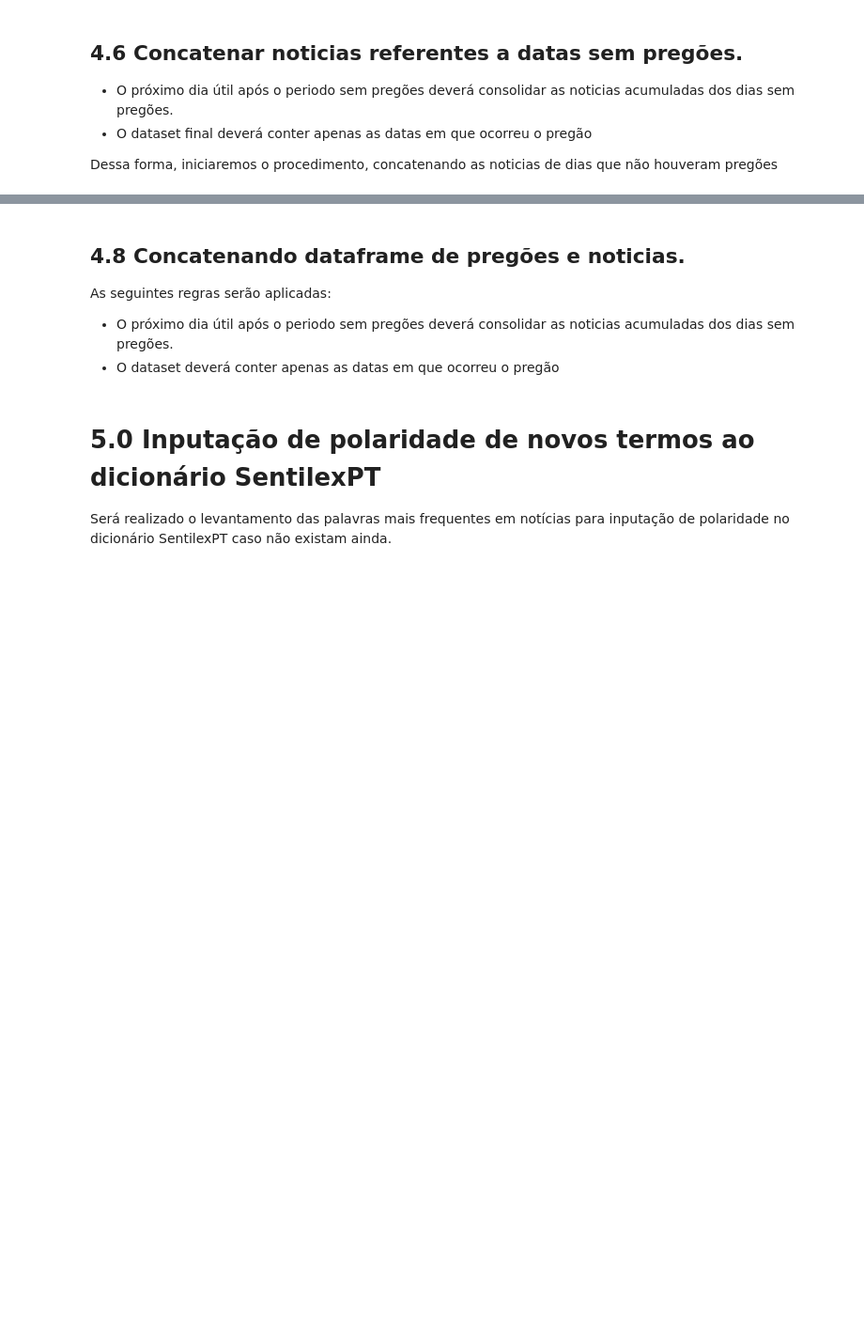
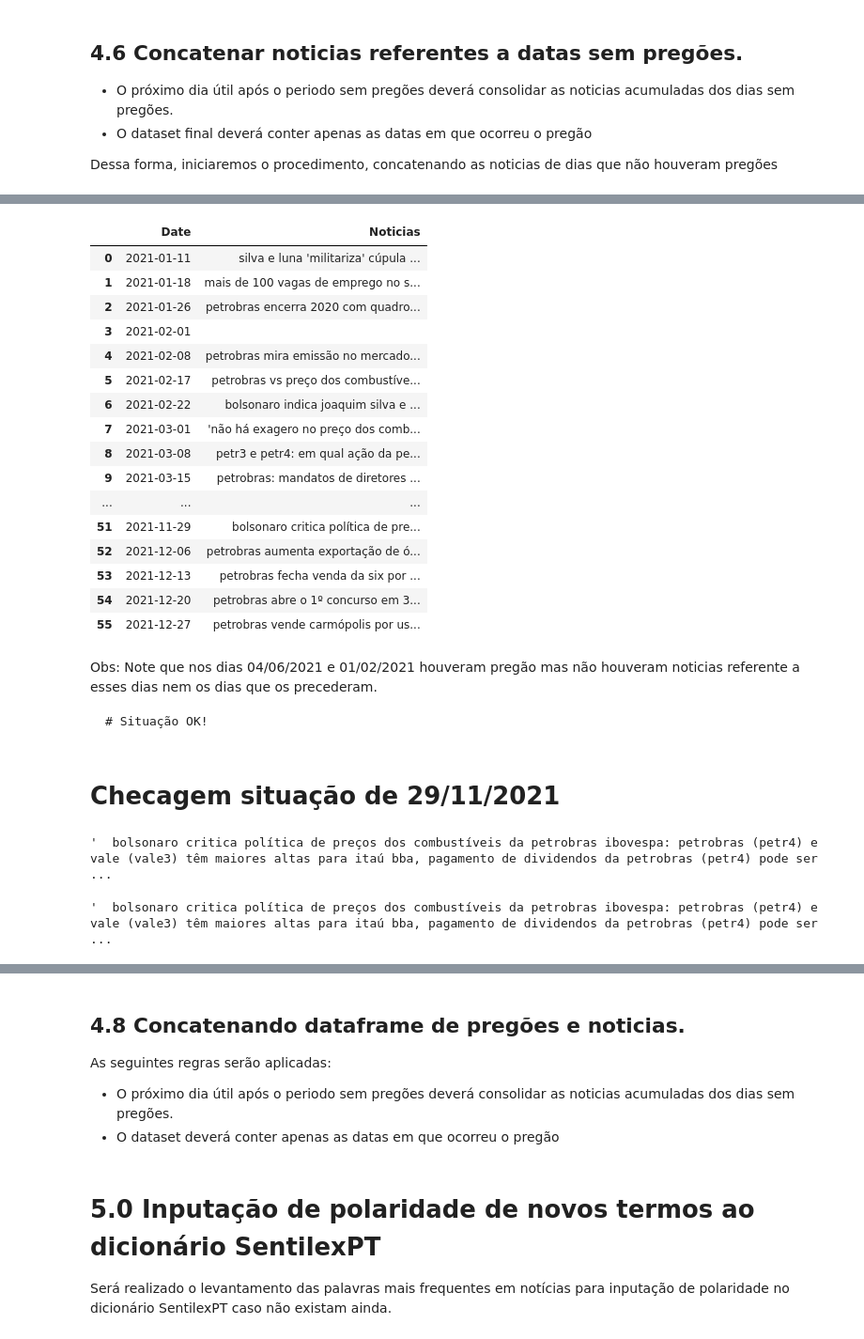
Before and after one commit to webercg/NLP---Daily-News-for-Stock-Market-Prediction, a Jupyter notebook: datasets/Experimentos + EDA.ipynb, the cells around one changed output, grey strips where cells are left out. Shown: that part at 94% size. Cells and saved outputs as stored; diff of their text form; code cells hidden in the pictures; blank space fills up the shorter version.

```diff
--- a/datasets/Experimentos + EDA.ipynb
+++ b/datasets/Experimentos + EDA.ipynb
@@ -607,0 +513,79 @@ Timestamp('2021-01-08 00:00:00')
+# %%
+## Iterar sobre as datas dos pregões (iniciando pelo segundo dia do pregão de 2021 df_petro.Date.iloc[1:])
+
+## Calcular delta (diferença entre dias entre dois registros seguidos de pregões):
+import datetime
+
+df_news_sem_pregao = pd.DataFrame()
+timedelta_1dia = datetime.timedelta(days=1)
+
+lista_datas = []
+lista_noticias_sem_pregao = []
+
+for i, data in enumerate(df_petro.Date.iloc[1:]):
+    data_anterior = df_petro['Date'].iloc[i]
+    delta = data - data_anterior
+
+
+    # Se houver mais de 1 dia sem pregão:
+    if delta > timedelta_1dia:
+
+
+        # Filtra as noticias entre as datas sem pregão:
+        df_aux = df_news_diaria[ (df_news_diaria['Date']> data_anterior) & (df_news_diaria['Date']<= data)  ]
+
+        ## Concatena as noticias das datas sem pregão
+        news = ""
+        for row in df_aux.iterrows():
+            news = news + " " + row[1][1]
+
+
+        ## Armazena as noticias e data do ultimo pregão valido em listas
+        lista_noticias_sem_pregao.append(news)
+        lista_datas.append(data)
+
+        #Cria um dataframe auxiliar com a data do ultimo pregão e as noticias concatenadas dos dias sem pregões:
+        df_aux2 = pd.DataFrame(list(zip(lista_datas,lista_noticias_sem_pregao)),
+               columns =['Date', 'Noticias'])
+
+        # Gera o dataframe com as noticias sem pregões + datas do ultimo pregão valido.
+        df_news_sem_pregao = df_news_sem_pregao.append(df_aux2, ignore_index = True)
+
+        #Resetando as listas para geração de novo DF
+        lista_noticias_sem_pregao = []
+        lista_datas = []
+
+df_news_sem_pregao
+# %% [output]
+|  | Date | Noticias |
+| 0 | 2021-01-11 | silva e luna 'militariza' cúpula ... |
+| 1 | 2021-01-18 | mais de 100 vagas de emprego no s... |
+| 2 | 2021-01-26 | petrobras encerra 2020 com quadro... |
+| 3 | 2021-02-01 |  |
+| 4 | 2021-02-08 | petrobras mira emissão no mercado... |
+| 5 | 2021-02-17 | petrobras vs preço dos combustíve... |
+| 6 | 2021-02-22 | bolsonaro indica joaquim silva e ... |
+| 7 | 2021-03-01 | 'não há exagero no preço dos comb... |
+| 8 | 2021-03-08 | petr3 e petr4: em qual ação da pe... |
+| 9 | 2021-03-15 | petrobras: mandatos de diretores ... |
+| ... | ... | ... |
+| 51 | 2021-11-29 | bolsonaro critica política de pre... |
+| 52 | 2021-12-06 | petrobras aumenta exportação de ó... |
+| 53 | 2021-12-13 | petrobras fecha venda da six por ... |
+| 54 | 2021-12-20 | petrobras abre o 1º concurso em 3... |
+| 55 | 2021-12-27 | petrobras vende carmópolis por us... |
+# %% [markdown]
+Obs: Note que nos dias 04/06/2021 e 01/02/2021 houveram pregão mas não houveram noticias referente a esses dias nem os dias que os precederam.
+
+    # Situação OK!
+# %% [markdown]
+# Checagem situação de 29/11/2021
+# %%
+noticias_concatenadas = " " + noticia_dia_27 + " " + noticia_dia_28 + " " + noticia_dia_29
+noticias_concatenadas
+# %% [output]
+'  bolsonaro critica política de preços dos combustíveis da petrobras ibovespa: petrobras (petr4) e vale (vale3) têm maiores altas para itaú bba, pagamento de dividendos da petrobras (petr4) pode ser  ...
+# %%
+df_news_sem_pregao.iloc[51][1] + " "
+# %% [output]
+'  bolsonaro critica política de preços dos combustíveis da petrobras ibovespa: petrobras (petr4) e vale (vale3) têm maiores altas para itaú bba, pagamento de dividendos da petrobras (petr4) pode ser  ...
```
Also changed, not shown: parts of 45 cells of this notebook.
